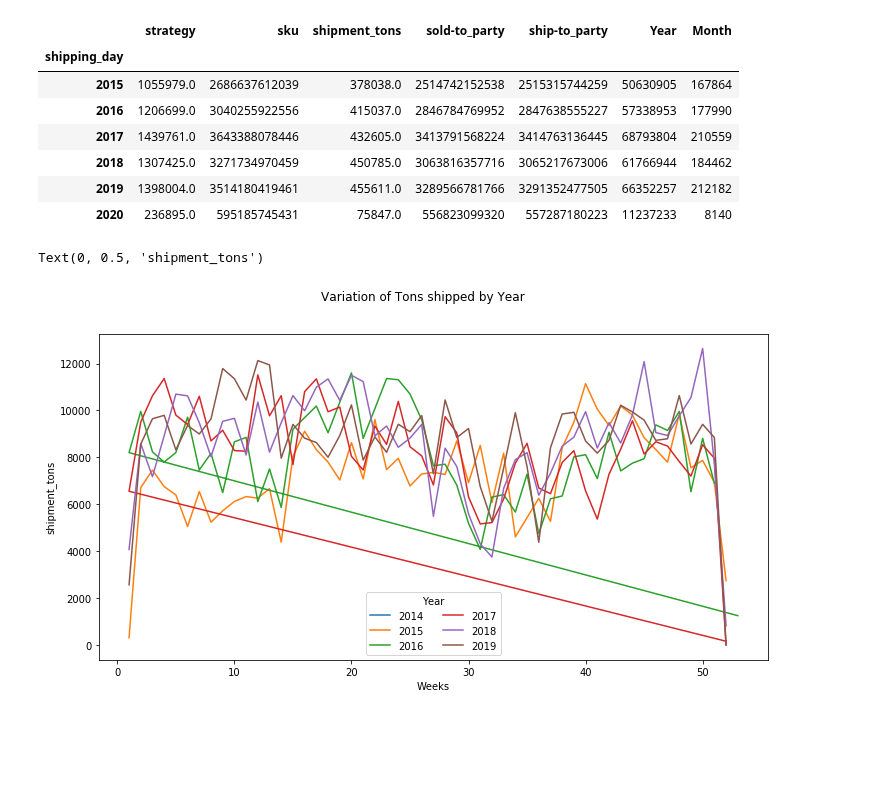
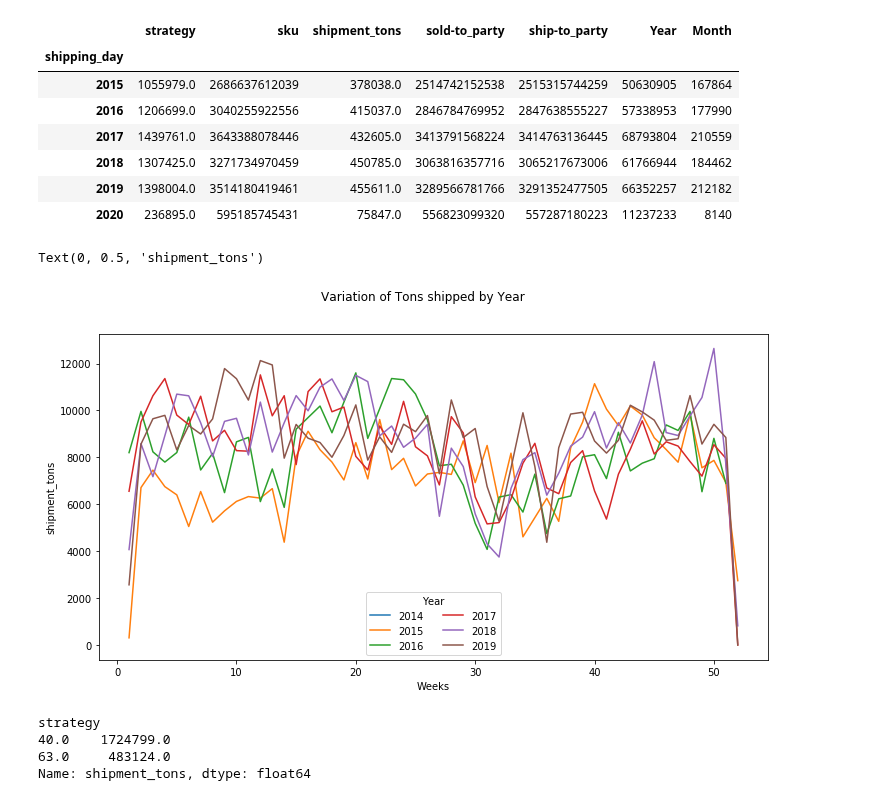
Before and after one commit to jvac06/pft, a Jupyter notebook: scripts/ship_eda1.ipynb, the cells around one changed output. Saved outputs shown, nothing was run; the diff lists cells and outputs as text; code cells hidden in the pictures; blank space fills up the shorter version.

Commit message:
added viz for shipment
added viz for shipment

```diff
--- a/scripts/ship_eda1.ipynb
+++ b/scripts/ship_eda1.ipynb
@@ -94,29 +94,41 @@ totprod_by_week.groupby(totprod_by_week.index.year).sum()
 # %%
 #Create figure and plots
 
 #create weekly plots by year
 year_2013 = totprod_by_week[totprod_by_week.index.year == 2013]
 year_2014 = totprod_by_week[totprod_by_week.index.year == 2014]
 year_2015 = totprod_by_week[totprod_by_week.index.year == 2015]
 year_2016 = totprod_by_week[totprod_by_week.index.year == 2016]
 year_2017 = totprod_by_week[totprod_by_week.index.year == 2017]
 year_2018 = totprod_by_week[totprod_by_week.index.year == 2018]
 year_2019 = totprod_by_week[totprod_by_week.index.year == 2019]
 fig, ax = plt.subplots(figsize=(12,6))
 
 fig.suptitle("Variation of Tons shipped by Year")
 
+#drop negative week1 values
+year_2016 = year_2016[1:]
+year_2017 = year_2017[1:]
+
 
 ax.plot(year_2014.index.week, year_2014["shipment_tons"], label=2014)
 ax.plot(year_2015.index.week, year_2015["shipment_tons"], label=2015)
 ax.plot(year_2016.index.week, year_2016["shipment_tons"], label=2016)
 ax.plot(year_2017.index.week, year_2017["shipment_tons"], label=2017)
 ax.plot(year_2018.index.week, year_2018["shipment_tons"], label=2018)
 ax.plot(year_2019.index.week, year_2019["shipment_tons"], label=2019)
 #Create legend & axis names
 plt.legend(loc="best", title="Year", ncol=2)
 ax.set_xlabel("Weeks")
 ax.set_ylabel("shipment_tons")
 # %% [output]
 Text(0, 0.5, 'shipment_tons')
-[figure, old version]
+[figure, new version]
+# %%
+totship_by_month = ship_reduced.groupby("strategy")["shipment_tons"].sum().sort_values(ascending=False)
+totship_by_month
+# %% [output]
+strategy
+40.0    1724799.0
+63.0     483124.0
+Name: shipment_tons, dtype: float64
```
